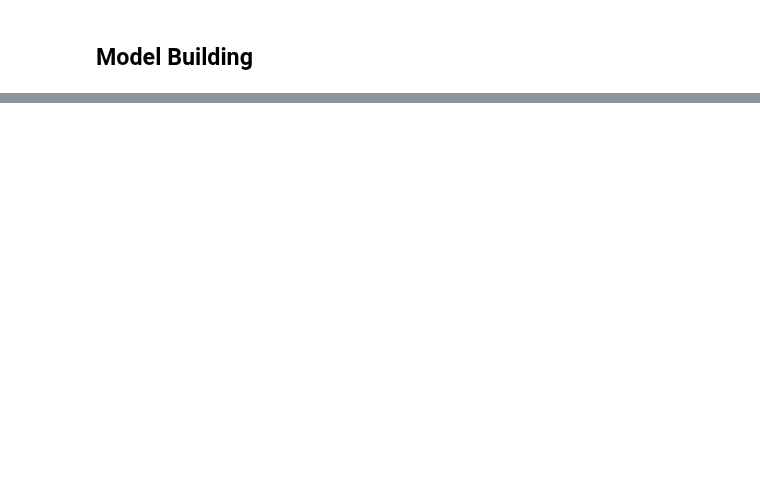
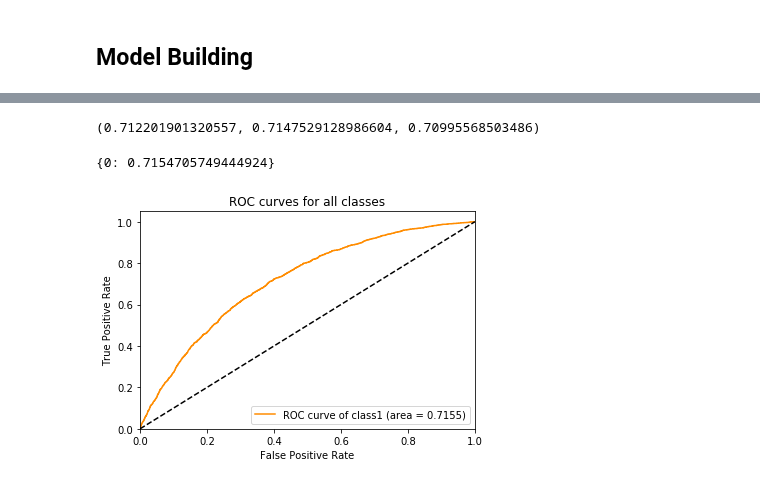
Before and after one commit to wenshuoliu/DLproj, a Jupyter notebook: NRD/Prediction_by_codes_all.ipynb, the cells around one changed output, grey strips where cells are left out. Drawn from its saved outputs; the diff is of its cells as text; code cells hidden in the pictures; blank space fills up the shorter version.

```diff
--- a/NRD/Prediction_by_codes_all.ipynb
+++ b/NRD/Prediction_by_codes_all.ipynb
@@ -748,0 +370,7 @@ AUC: 0.6362
+# %%
+y_pred_lst = []
+n_fold = 10
+for fold_ind in range(n_fold):
+    y_pred_lst.append(np.load('output/y_pred'+str(fold_ind)+'.npy'))
+# %%
+y_true = tst_df.readm30.astype(int).values
@@ -748,0 +384,13 @@ AUC: 0.6362
+# %%
+np.mean(auc_lst), np.max(auc_lst), np.min(auc_lst)
+# %% [output]
+(0.712201901320557, 0.7147529128986604, 0.70995568503486)
+# %%
+y_pred_mat = np.column_stack(y_pred_lst)
+# %%
+y_pred_avg = y_pred_mat.mean(axis=1)
+# %%
+plot_roc(y_pred_avg, y_true)
+# %% [output]
+{0: 0.7154705749444924}
+[figure, added]
```
Also changed, not shown: parts of 126 cells of this notebook, 15 other files.
